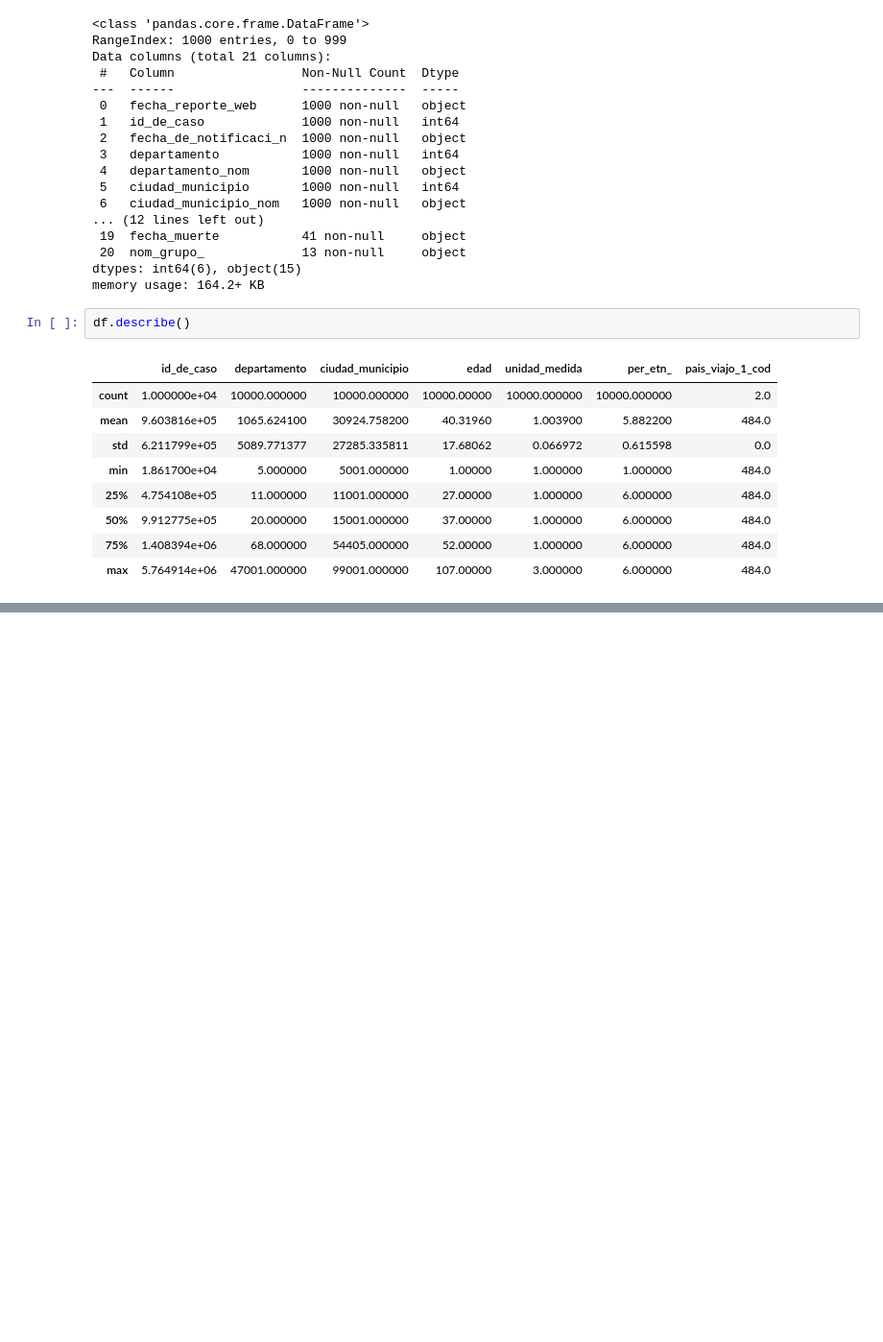
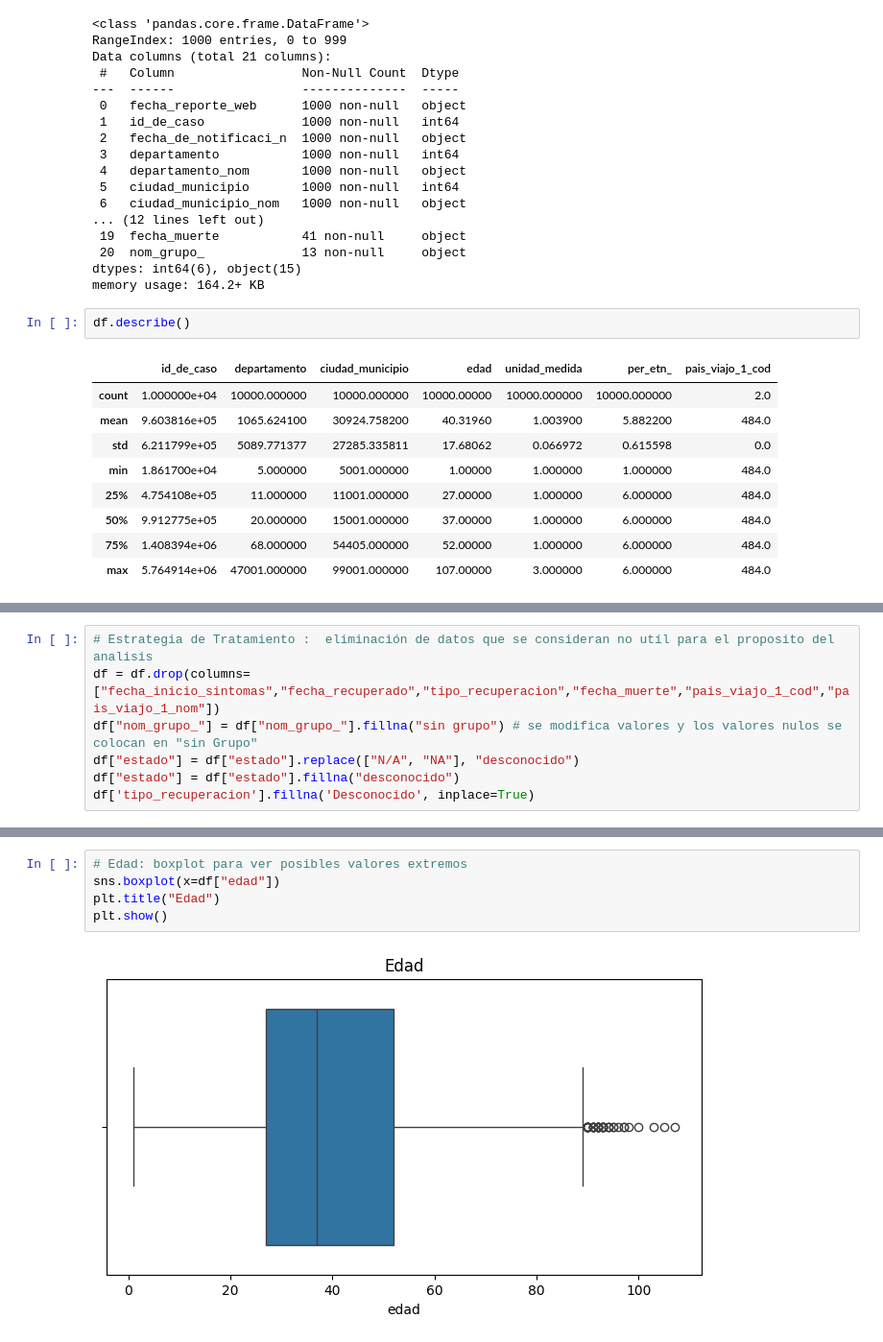
Before and after one commit to dannymateo/analisis-de-datos-parcial-2, a Jupyter notebook: Covid_19.ipynb, the cells around one changed output, grey strips where cells are left out. Shown at 96% size. Cells and saved outputs as stored; diff of their text form; blank space fills up the shorter version.

Commit message:
Update Covid_19.ipynb
valores faltantes, outliers y distribuciones de edad (boxplot, IQR, hist, KDE)

```diff
--- a/Covid_19.ipynb
+++ b/Covid_19.ipynb
@@ -60,0 +80,7 @@ df.describe()
+# %%
+# Estrategia de Tratamiento :  eliminación de datos que se consideran no utíl para el proposito del analisis
+df = df.drop(columns=["fecha_inicio_sintomas","fecha_recuperado","tipo_recuperacion","fecha_muerte","pais_viajo_1_cod","pais_viajo_1_nom"])
+df["nom_grupo_"] = df["nom_grupo_"].fillna("sin grupo") # se modifica valores y los valores nulos se colocan en "sin Grupo"
+df["estado"] = df["estado"].replace(["N/A", "NA"], "desconocido")
+df["estado"] = df["estado"].fillna("desconocido")
+df['tipo_recuperacion'].fillna('Desconocido', inplace=True)
@@ -60,0 +94,7 @@ df.describe()
+# %%
+# Edad: boxplot para ver posibles valores extremos
+sns.boxplot(x=df["edad"])
+plt.title("Edad")
+plt.show()
+# %% [output]
+[figure, added]
```
Also changed, not shown: parts of 7 cells of this notebook.
